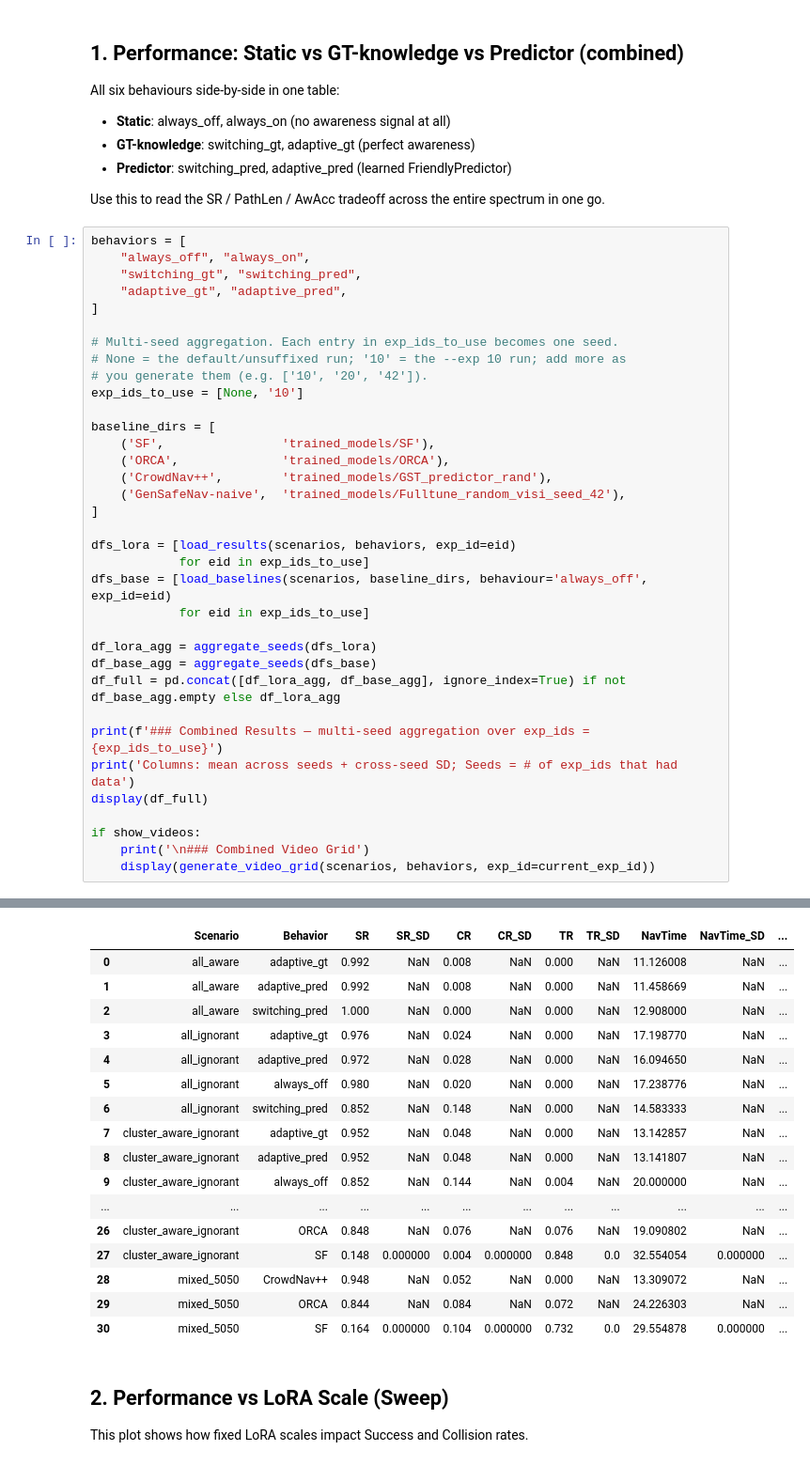
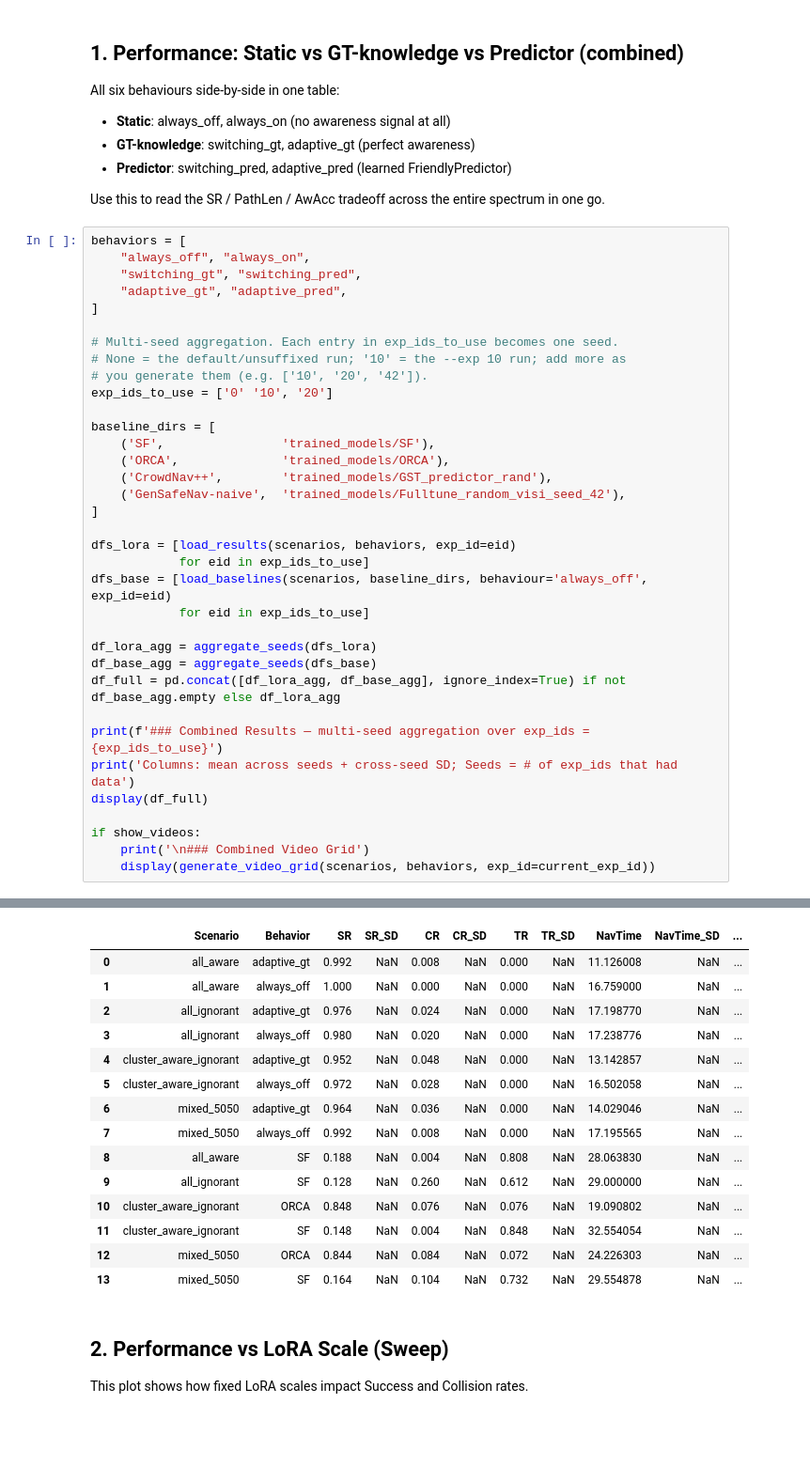
Before and after one commit to NoelsAdventure/BLEND, a Jupyter notebook: results_visualization.ipynb, the cells around one changed output, grey strips where cells are left out. Shown at 94% size. Drawn from its saved outputs; the diff is of its cells as text; blank space fills up the shorter version.

```diff
--- a/results_visualization.ipynb
+++ b/results_visualization.ipynb
@@ -343,7 +343,7 @@ behaviors = [
 # Multi-seed aggregation. Each entry in exp_ids_to_use becomes one seed.
 # None = the default/unsuffixed run; '10' = the --exp 10 run; add more as
 # you generate them (e.g. ['10', '20', '42']).
-exp_ids_to_use = [None, '10']
+exp_ids_to_use = ['0' '10', '20']
 
 baseline_dirs = [
     ('SF',                'trained_models/SF'),
@@ -388,21 +388,19 @@ File not found: trained_models/LoraF_invi_visi_rank_1/test/seperate_all_aware_ad
 Columns: mean across seeds + cross-seed SD; Seeds = # of exp_ids that had data
 |  | Scenario | Behavior | SR | SR_SD | CR | CR_SD | TR | TR_SD | NavTime | NavTime_SD | ... |
 | 0 | all_aware | adaptive_gt | 0.992 | NaN | 0.008 | NaN | 0.000 | NaN | 11.126008 | NaN | ... |
-| 1 | all_aware | adaptive_pred | 0.992 | NaN | 0.008 | NaN | 0.000 | NaN | 11.458669 | NaN | ... |
-| 2 | all_aware | switching_pred | 1.000 | NaN | 0.000 | NaN | 0.000 | NaN | 12.908000 | NaN | ... |
-| 3 | all_ignorant | adaptive_gt | 0.976 | NaN | 0.024 | NaN | 0.000 | NaN | 17.198770 | NaN | ... |
-| 4 | all_ignorant | adaptive_pred | 0.972 | NaN | 0.028 | NaN | 0.000 | NaN | 16.094650 | NaN | ... |
-| 5 | all_ignorant | always_off | 0.980 | NaN | 0.020 | NaN | 0.000 | NaN | 17.238776 | NaN | ... |
-| 6 | all_ignorant | switching_pred | 0.852 | NaN | 0.148 | NaN | 0.000 | NaN | 14.583333 | NaN | ... |
-| 7 | cluster_aware_ignorant | adaptive_gt | 0.952 | NaN | 0.048 | NaN | 0.000 | NaN | 13.142857 | NaN | ... |
-| 8 | cluster_aware_ignorant | adaptive_pred | 0.952 | NaN | 0.048 | NaN | 0.000 | NaN | 13.141807 | NaN | ... |
-| 9 | cluster_aware_ignorant | always_off | 0.852 | NaN | 0.144 | NaN | 0.004 | NaN | 20.000000 | NaN | ... |
-| ... | ... | ... | ... | ... | ... | ... | ... | ... | ... | ... | ... |
-| 26 | cluster_aware_ignorant | ORCA | 0.848 | NaN | 0.076 | NaN | 0.076 | NaN | 19.090802 | NaN | ... |
-| 27 | cluster_aware_ignorant | SF | 0.148 | 0.000000 | 0.004 | 0.000000 | 0.848 | 0.0 | 32.554054 | 0.000000 | ... |
-| 28 | mixed_5050 | CrowdNav++ | 0.948 | NaN | 0.052 | NaN | 0.000 | NaN | 13.309072 | NaN | ... |
-| 29 | mixed_5050 | ORCA | 0.844 | NaN | 0.084 | NaN | 0.072 | NaN | 24.226303 | NaN | ... |
-| 30 | mixed_5050 | SF | 0.164 | 0.000000 | 0.104 | 0.000000 | 0.732 | 0.0 | 29.554878 | 0.000000 | ... |
+| 1 | all_aware | always_off | 1.000 | NaN | 0.000 | NaN | 0.000 | NaN | 16.759000 | NaN | ... |
+| 2 | all_ignorant | adaptive_gt | 0.976 | NaN | 0.024 | NaN | 0.000 | NaN | 17.198770 | NaN | ... |
+| 3 | all_ignorant | always_off | 0.980 | NaN | 0.020 | NaN | 0.000 | NaN | 17.238776 | NaN | ... |
+| 4 | cluster_aware_ignorant | adaptive_gt | 0.952 | NaN | 0.048 | NaN | 0.000 | NaN | 13.142857 | NaN | ... |
+| 5 | cluster_aware_ignorant | always_off | 0.972 | NaN | 0.028 | NaN | 0.000 | NaN | 16.502058 | NaN | ... |
+| 6 | mixed_5050 | adaptive_gt | 0.964 | NaN | 0.036 | NaN | 0.000 | NaN | 14.029046 | NaN | ... |
+| 7 | mixed_5050 | always_off | 0.992 | NaN | 0.008 | NaN | 0.000 | NaN | 17.195565 | NaN | ... |
+| 8 | all_aware | SF | 0.188 | NaN | 0.004 | NaN | 0.808 | NaN | 28.063830 | NaN | ... |
+| 9 | all_ignorant | SF | 0.128 | NaN | 0.260 | NaN | 0.612 | NaN | 29.000000 | NaN | ... |
+| 10 | cluster_aware_ignorant | ORCA | 0.848 | NaN | 0.076 | NaN | 0.076 | NaN | 19.090802 | NaN | ... |
+| 11 | cluster_aware_ignorant | SF | 0.148 | NaN | 0.004 | NaN | 0.848 | NaN | 32.554054 | NaN | ... |
+| 12 | mixed_5050 | ORCA | 0.844 | NaN | 0.084 | NaN | 0.072 | NaN | 24.226303 | NaN | ... |
+| 13 | mixed_5050 | SF | 0.164 | NaN | 0.104 | NaN | 0.732 | NaN | 29.554878 | NaN | ... |
 # %% [markdown]
 ## 2. Performance vs LoRA Scale (Sweep)
 This plot shows how fixed LoRA scales impact Success and Collision rates.
```
Also changed, not shown: parts of 5 cells of this notebook, 2 other files.
